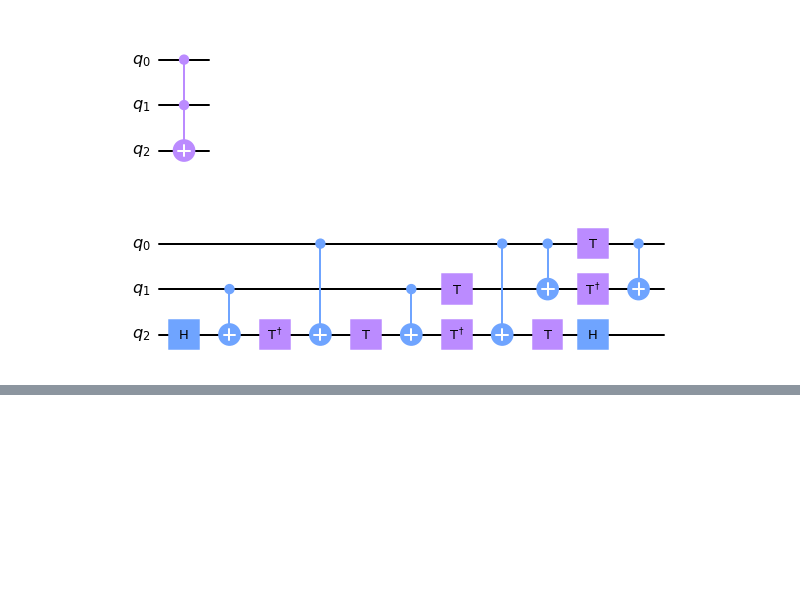
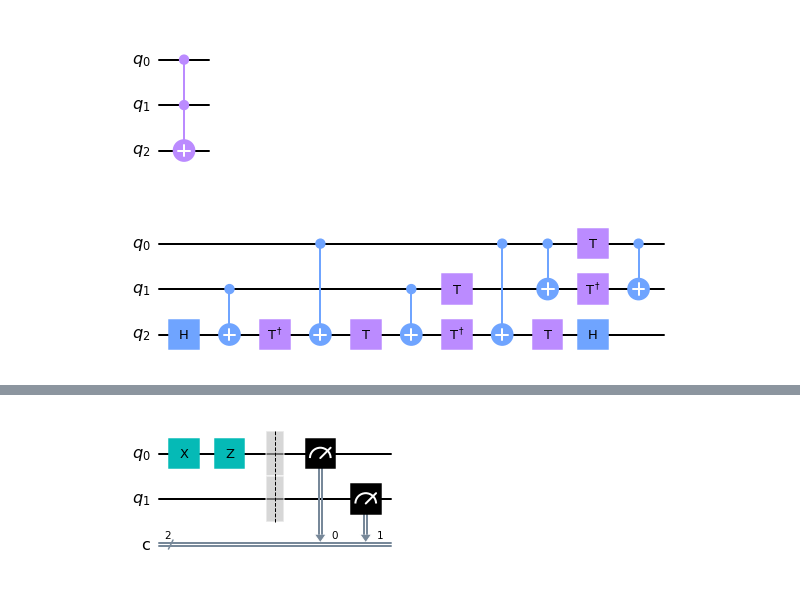
Before and after one commit to MADjnr/Quantum_projectsQ-, a Jupyter notebook: constructing classical gates using quantum.ipynb, the cells around one changed output, grey strips where cells are left out. Saved outputs shown, nothing was run; the diff lists cells and outputs as text; code cells hidden in the pictures; blank space fills up the shorter version.

```diff
--- a/constructing classical gates using quantum.ipynb
+++ b/constructing classical gates using quantum.ipynb
@@ -317,0 +352,4 @@ qc_decompose.draw('mpl')
+# %%
+(qc1 + qc2).draw('mpl')
+# %% [output]
+[figure, added]
```
Also changed, not shown: parts of 55 cells of this notebook, 2 other files.
